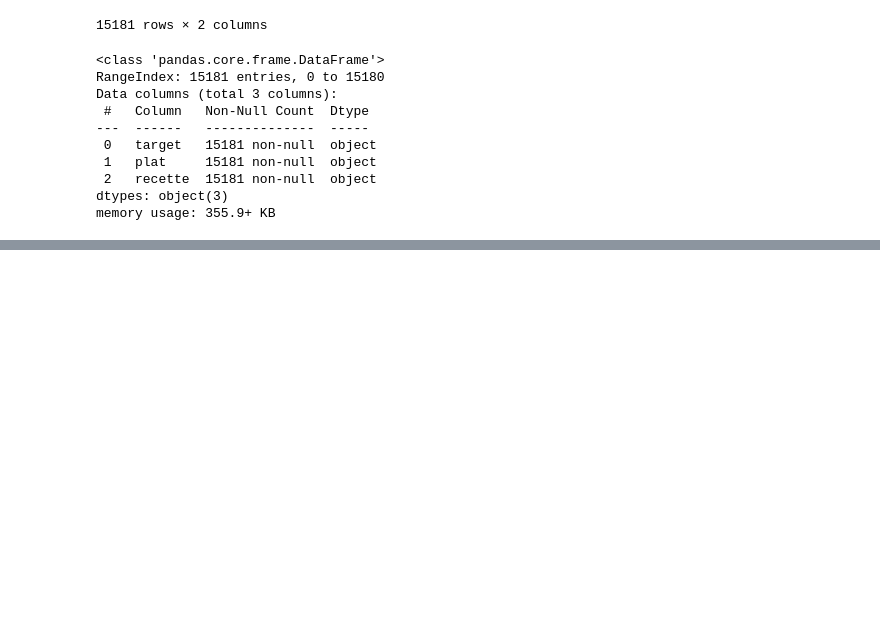
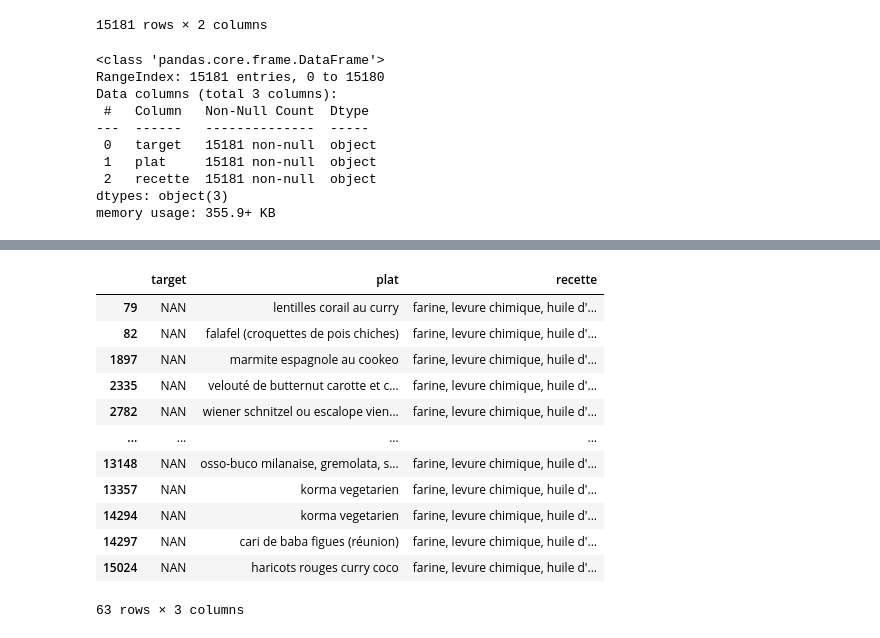
Before and after one commit to philippeJeremy/projet, a Jupyter notebook: prepro.ipynb, the cells around one changed output, grey strips where cells are left out. Drawn from its saved outputs; the diff is of its cells as text; code cells hidden in the pictures; blank space fills up the shorter version.

```diff
--- a/prepro.ipynb
+++ b/prepro.ipynb
@@ -90,0 +263,16 @@ data.to_csv("final.csv")
+# %%
+newdf[newdf['target'] == "NAN"]
+# %% [output]
+|  | target | plat | recette |
+| 79 | NAN | lentilles corail au curry | farine, levure chimique, huile d'... |
+| 82 | NAN | falafel (croquettes de pois chiches) | farine, levure chimique, huile d'... |
+| 1897 | NAN | marmite espagnole au cookeo | farine, levure chimique, huile d'... |
+| 2335 | NAN | velouté de butternut carotte et c... | farine, levure chimique, huile d'... |
+| 2782 | NAN | wiener schnitzel ou escalope vien... | farine, levure chimique, huile d'... |
+| ... | ... | ... | ... |
+| 13148 | NAN | osso-buco milanaise, gremolata, s... | farine, levure chimique, huile d'... |
+| 13357 | NAN | korma vegetarien | farine, levure chimique, huile d'... |
+| 14294 | NAN | korma vegetarien | farine, levure chimique, huile d'... |
+| 14297 | NAN | cari de baba figues (réunion) | farine, levure chimique, huile d'... |
+| 15024 | NAN | haricots rouges curry coco | farine, levure chimique, huile d'... |
+63 rows × 3 columns
```
Also changed, not shown: parts of 25 cells of this notebook, 6 other files.
